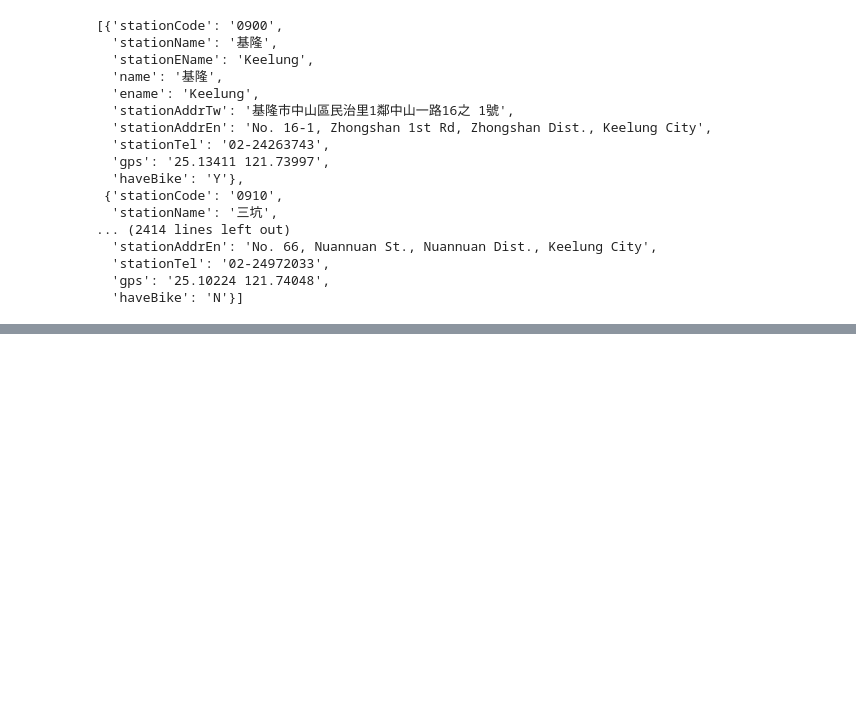
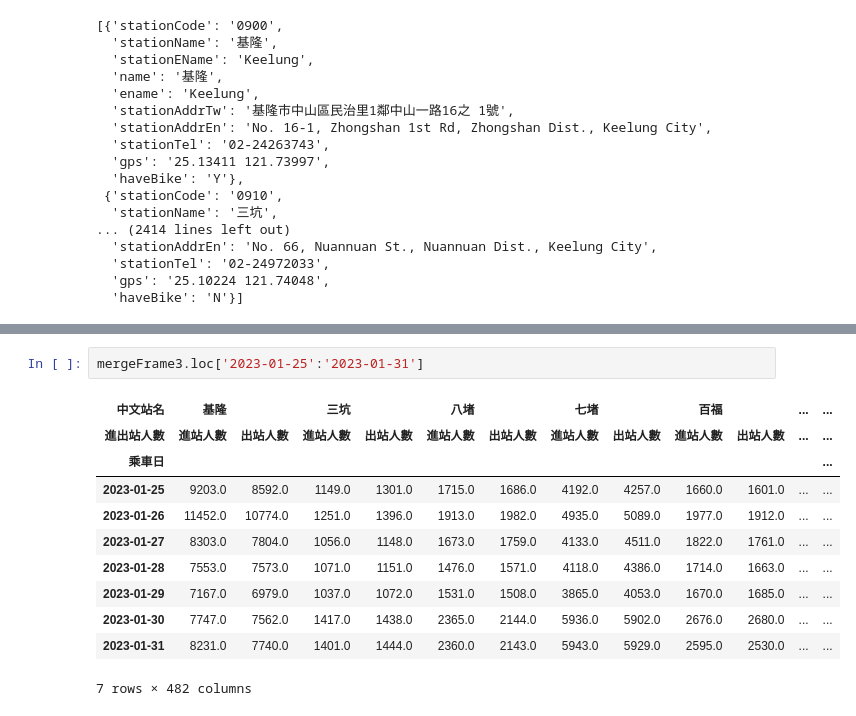
Before and after one commit to jsdhwdmaX09/aaaab, a Jupyter notebook: lesson20_1.ipynb, the cells around one changed output, grey strips where cells are left out. Cells and saved outputs as stored; diff of their text form; blank space fills up the shorter version.

```diff
--- a/lesson20_1.ipynb
+++ b/lesson20_1.ipynb
@@ -85,0 +295,14 @@ ststions_name_df
+# %%
+mergeFrame3.loc['2023-01-25':'2023-01-31']
+# %% [output]
+| 中文站名 | 基隆 |  | 三坑 |  | 八堵 |  | 七堵 |  | 百福 |  | ... | ... |
+| 進出站人數 | 進站人數 | 出站人數 | 進站人數 | 出站人數 | 進站人數 | 出站人數 | 進站人數 | 出站人數 | 進站人數 | 出站人數 | ... | ... |
+| 乘車日 |  |  |  |  |  |  |  |  |  |  |  | ... |
+| 2023-01-25 | 9203.0 | 8592.0 | 1149.0 | 1301.0 | 1715.0 | 1686.0 | 4192.0 | 4257.0 | 1660.0 | 1601.0 | ... | ... |
+| 2023-01-26 | 11452.0 | 10774.0 | 1251.0 | 1396.0 | 1913.0 | 1982.0 | 4935.0 | 5089.0 | 1977.0 | 1912.0 | ... | ... |
+| 2023-01-27 | 8303.0 | 7804.0 | 1056.0 | 1148.0 | 1673.0 | 1759.0 | 4133.0 | 4511.0 | 1822.0 | 1761.0 | ... | ... |
+| 2023-01-28 | 7553.0 | 7573.0 | 1071.0 | 1151.0 | 1476.0 | 1571.0 | 4118.0 | 4386.0 | 1714.0 | 1663.0 | ... | ... |
+| 2023-01-29 | 7167.0 | 6979.0 | 1037.0 | 1072.0 | 1531.0 | 1508.0 | 3865.0 | 4053.0 | 1670.0 | 1685.0 | ... | ... |
+| 2023-01-30 | 7747.0 | 7562.0 | 1417.0 | 1438.0 | 2365.0 | 2144.0 | 5936.0 | 5902.0 | 2676.0 | 2680.0 | ... | ... |
+| 2023-01-31 | 8231.0 | 7740.0 | 1401.0 | 1444.0 | 2360.0 | 2143.0 | 5943.0 | 5929.0 | 2595.0 | 2530.0 | ... | ... |
+7 rows × 482 columns
```
Also changed, not shown: parts of 18 cells of this notebook.
